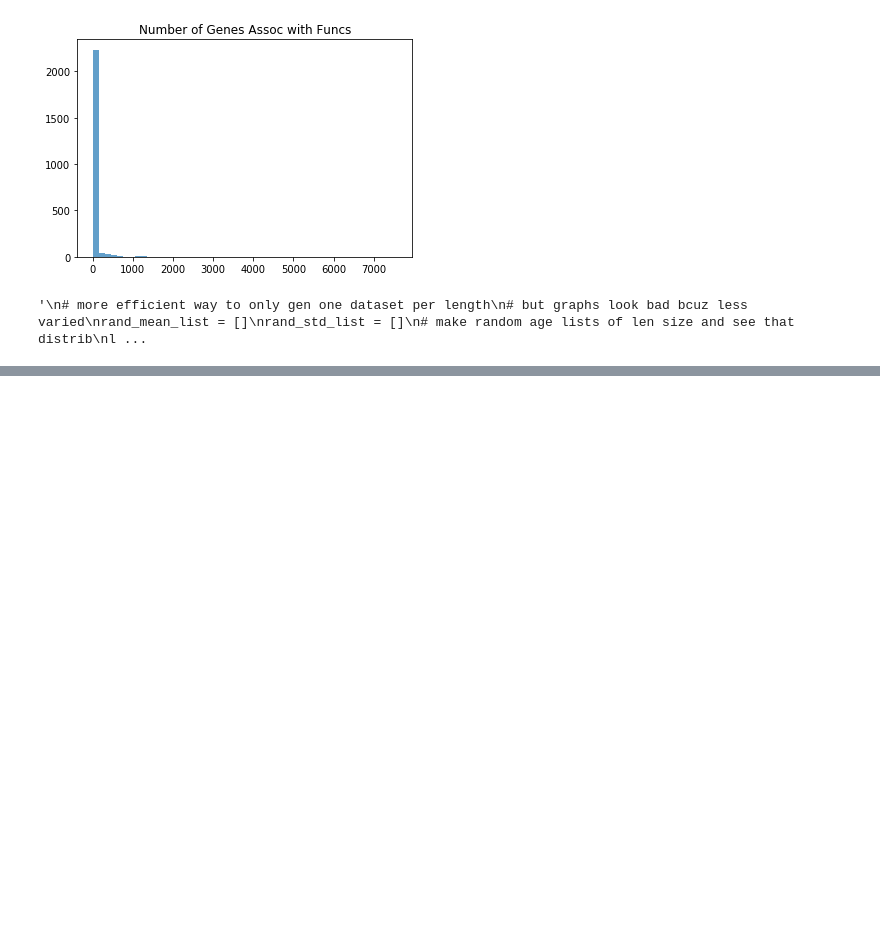
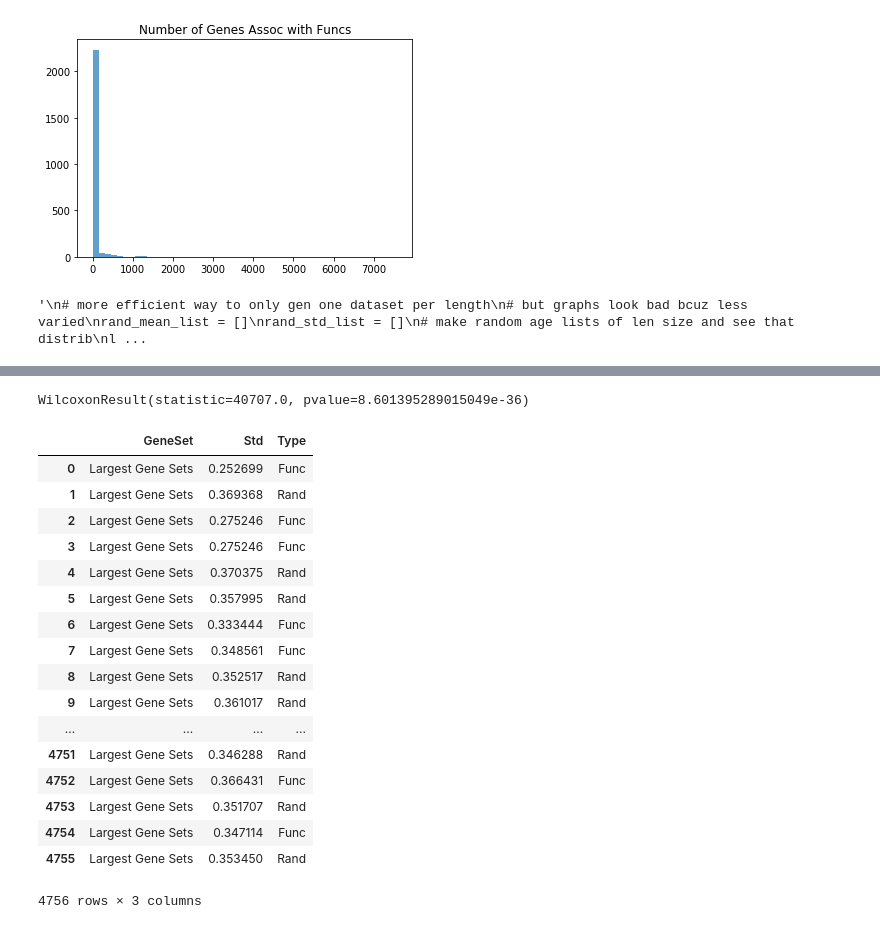
Before and after one commit to angwhen/geneage, a Jupyter notebook: make_std_related_plots.ipynb, the cells around one changed output, grey strips where cells are left out. Saved outputs shown, nothing was run; the diff lists cells and outputs as text; code cells hidden in the pictures; blank space fills up the shorter version.

Commit message:
added wilcoxon stat, printed out

```diff
--- a/make_std_related_plots.ipynb
+++ b/make_std_related_plots.ipynb
@@ -197,0 +198,25 @@ plt.show()
+# %%
+stats.wilcoxon(v_df[v_df['Type']=="Func"][v_df["GeneSet"] == "Less Than %d Genes"%uq]["Std"], v_df[v_df['Type']=="Rand"][v_df["GeneSet"] == "Less Than %d Genes"%uq]["Std"])
+# %% [output]
+WilcoxonResult(statistic=40707.0, pvalue=8.601395289015049e-36)
+# %%
+v_df
+# %% [output]
+|  | GeneSet | Std | Type |
+| 0 | Largest Gene Sets | 0.252699 | Func |
+| 1 | Largest Gene Sets | 0.369368 | Rand |
+| 2 | Largest Gene Sets | 0.275246 | Func |
+| 3 | Largest Gene Sets | 0.275246 | Func |
+| 4 | Largest Gene Sets | 0.370375 | Rand |
+| 5 | Largest Gene Sets | 0.357995 | Rand |
+| 6 | Largest Gene Sets | 0.333444 | Func |
+| 7 | Largest Gene Sets | 0.348561 | Func |
+| 8 | Largest Gene Sets | 0.352517 | Rand |
+| 9 | Largest Gene Sets | 0.361017 | Rand |
+| ... | ... | ... | ... |
+| 4751 | Largest Gene Sets | 0.346288 | Rand |
+| 4752 | Largest Gene Sets | 0.366431 | Func |
+| 4753 | Largest Gene Sets | 0.351707 | Rand |
+| 4754 | Largest Gene Sets | 0.347114 | Func |
+| 4755 | Largest Gene Sets | 0.353450 | Rand |
+4756 rows × 3 columns
```
Also changed, not shown: parts of 4 cells of this notebook, 2 other files.
